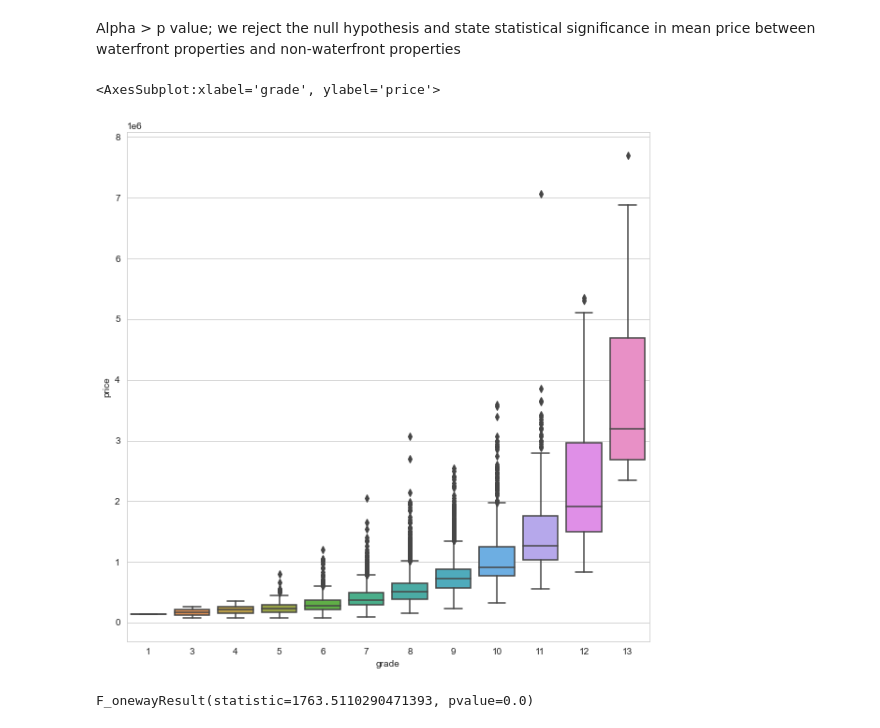
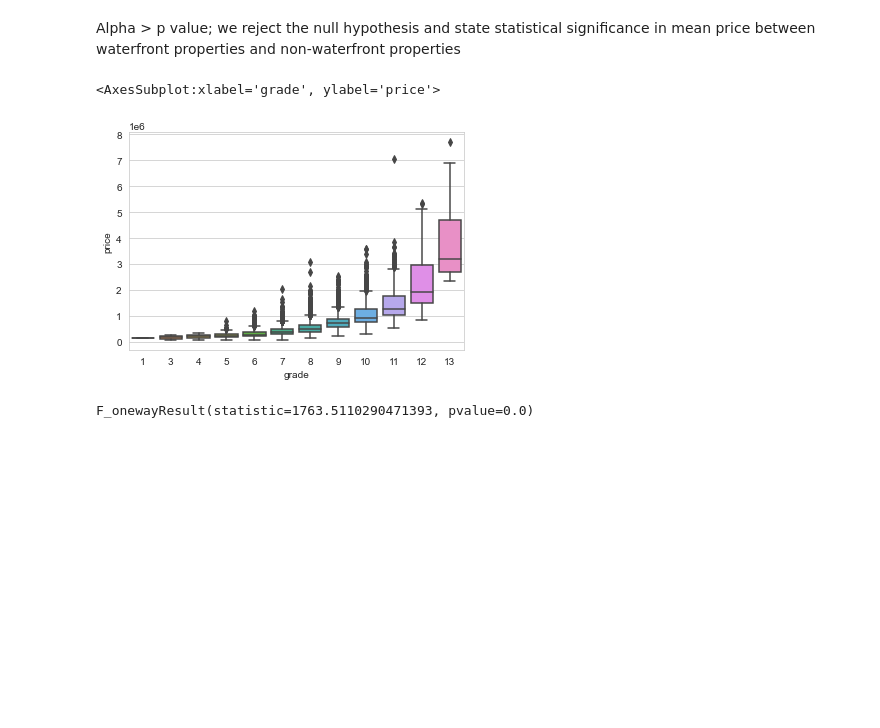
Before and after one commit to rylewww/House-Price-Predition-Phase-2-Proejct, a Jupyter notebook: Code/Kings County Raw Data Analysis.ipynb, the cells around one changed output. Cells and saved outputs as stored; diff of their text form; code cells hidden in the pictures; blank space fills up the shorter version.

```diff
--- a/Code/Kings County Raw Data Analysis.ipynb
+++ b/Code/Kings County Raw Data Analysis.ipynb
@@ -402,11 +404,11 @@ Ttest_indResult(statistic=37.72330429549608, pvalue=2.465038317654299e-299)
 # %% [markdown]
 Alpha > p value; we reject the null hypothesis and state statistical significance in mean price between waterfront properties and non-waterfront properties
 # %%
-fig, ax = plt.subplots(figsize = (10,10))
+
 sns.boxplot(x = data.grade, y = data.price)
 # %% [output]
 <AxesSubplot:xlabel='grade', ylabel='price'>
-[figure, old version]
+[figure, new version]
 # %%
 r13 = data[data.grade == 13].price
 r12 = data[data.grade == 12].price
```
Also changed, not shown: parts of 2 cells of this notebook, 13 other files.
